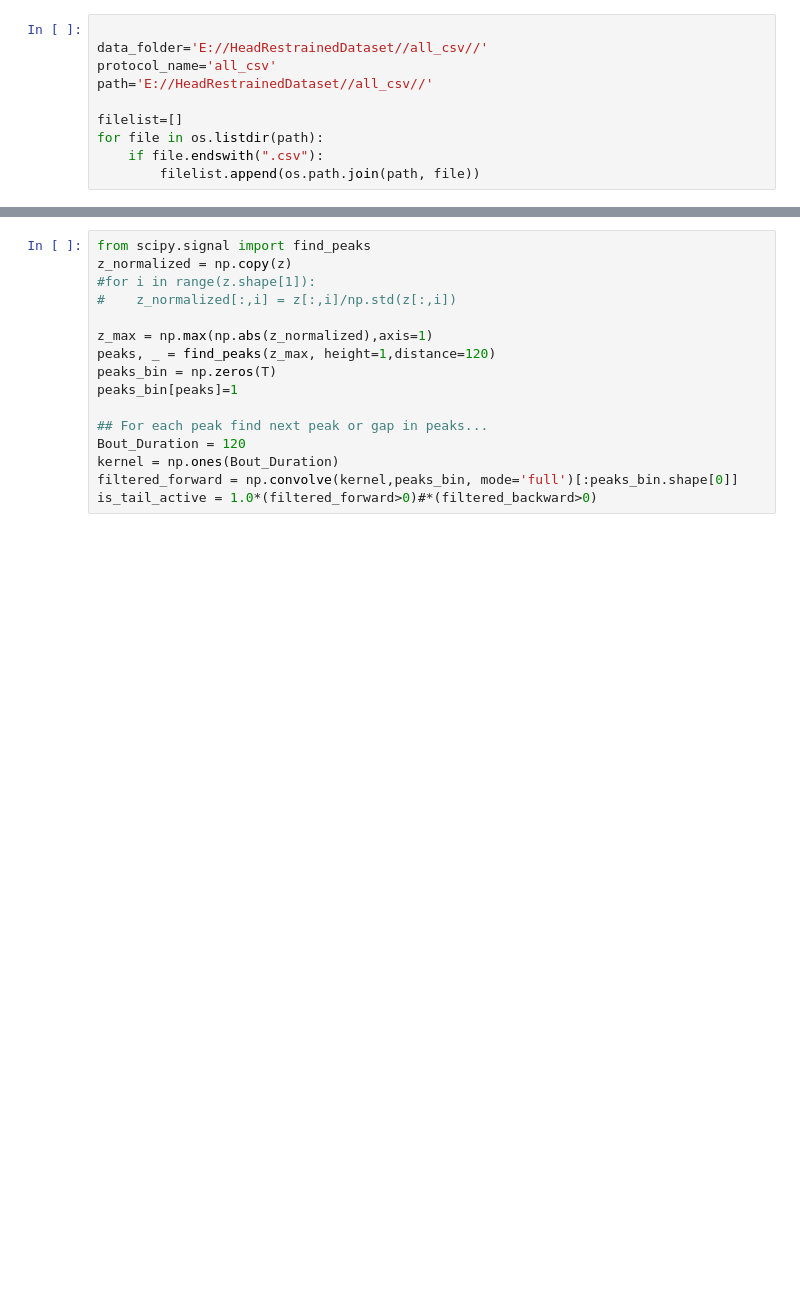
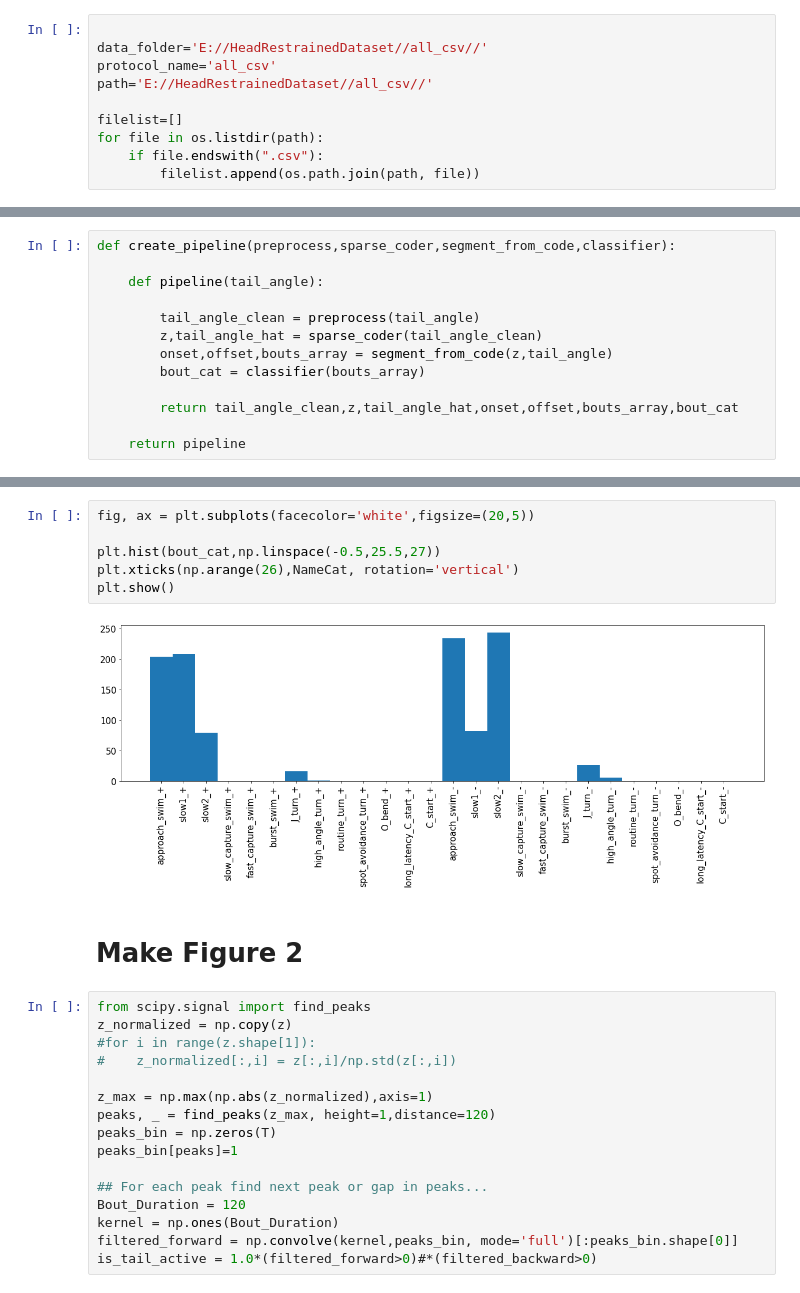
Before and after one commit to orger-lab/megabouts, a Jupyter notebook: megabouts/head_restrained_pipeline.ipynb, the cells around one changed output, grey strips where cells are left out. Cells and saved outputs as stored; diff of their text form; blank space fills up the shorter version.

```diff
--- a/megabouts/head_restrained_pipeline.ipynb
+++ b/megabouts/head_restrained_pipeline.ipynb
@@ -127,0 +61,13 @@ plt.show()
+# %%
+def create_pipeline(preprocess,sparse_coder,segment_from_code,classifier):
+
+    def pipeline(tail_angle):
+
+        tail_angle_clean = preprocess(tail_angle)
+        z,tail_angle_hat = sparse_coder(tail_angle_clean)
+        onset,offset,bouts_array = segment_from_code(z,tail_angle)
+        bout_cat = classifier(bouts_array)
+
+        return tail_angle_clean,z,tail_angle_hat,onset,offset,bouts_array,bout_cat
+
+    return pipeline
@@ -128,3 +135,13 @@ plt.show()
+# %%
+fig, ax = plt.subplots(facecolor='white',figsize=(20,5))
+
+plt.hist(bout_cat,np.linspace(-0.5,25.5,27))
+plt.xticks(np.arange(26),NameCat, rotation='vertical')
+plt.show()
+# %% [output]
+[figure, added]
+# %% [markdown]
+# Make Figure 2
 # %%
 from scipy.signal import find_peaks
 z_normalized = np.copy(z)
```
Also changed, not shown: parts of 78 cells of this notebook, 1 other file.
